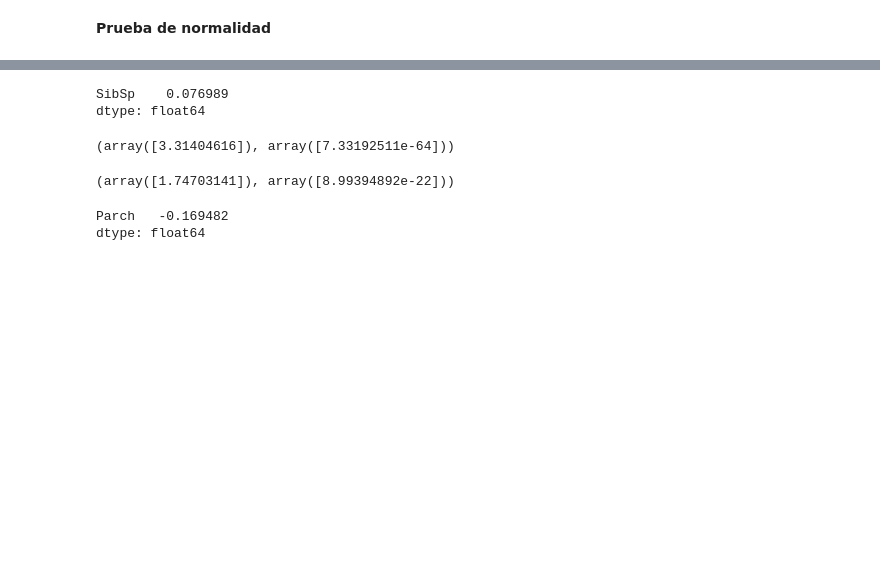
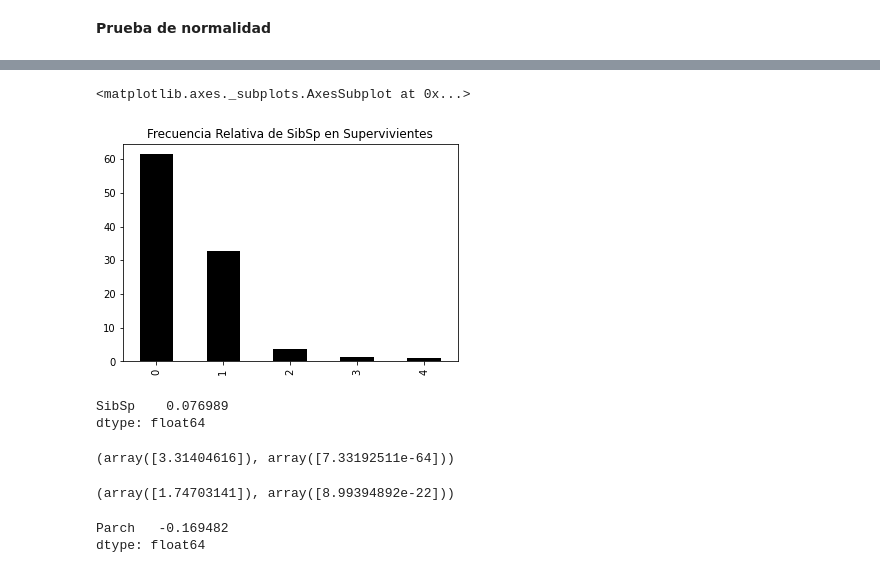
Before and after one commit to juancn95/saturdaysAI_titanic_challenge, a Jupyter notebook: SaturdaysAI_titanic_challenge.ipynb, the cells around one changed output, grey strips where cells are left out. Drawn from its saved outputs; the diff is of its cells as text; code cells hidden in the pictures; blank space fills up the shorter version.

```diff
--- a/SaturdaysAI_titanic_challenge.ipynb
+++ b/SaturdaysAI_titanic_challenge.ipynb
@@ -178,3 +153,11 @@ scipy.stats.skew(x1), scipy.stats.skewtest(x1)[1]
+# %%
+(100 * x1['SibSp'].value_counts() / len(x1['SibSp']))\
+                .plot(kind = 'bar',
+                      title= 'Frecuencia Relativa de SibSp en Supervivientes',
+                      color = 'black')
+# %% [output]
+<matplotlib.axes._subplots.AxesSubplot at 0x...>
+[figure, added]
 # %%
 from math import sqrt
 
```
Also changed, not shown: parts of 10 cells of this notebook.
